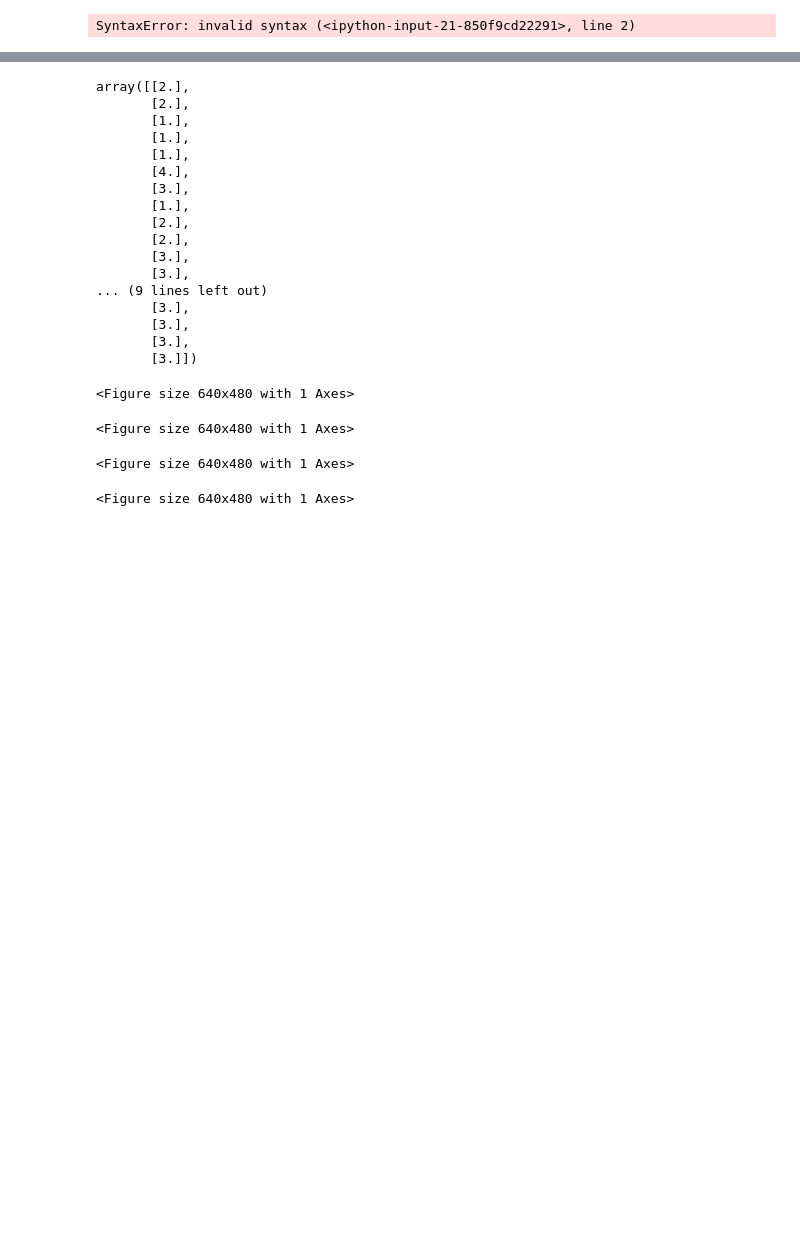
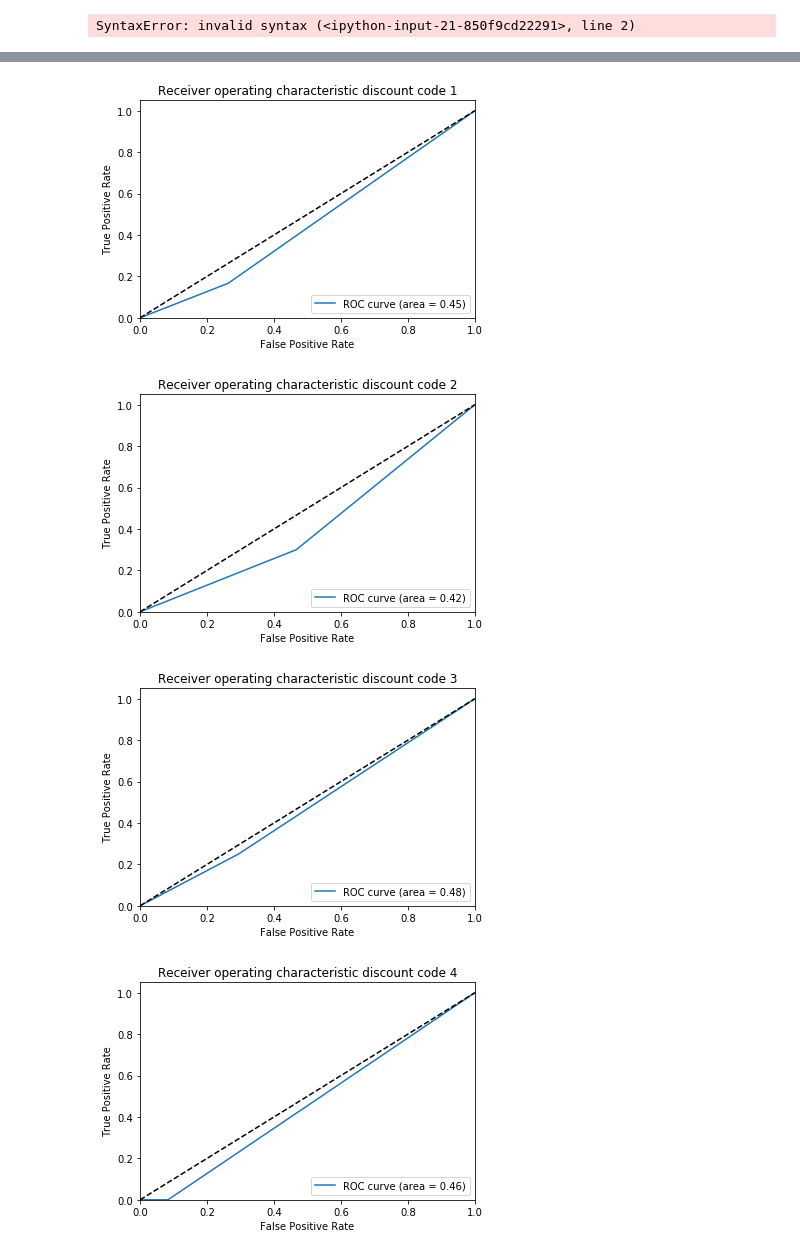
Before and after one commit to yardenGoldy/FinalProjectDataScience, a Jupyter notebook: classificationB.ipynb, the cells around one changed output, grey strips where cells are left out. Cells and saved outputs as stored; diff of their text form; code cells hidden in the pictures; blank space fills up the shorter version.

Commit message:
finish roc graph

```diff
--- a/classificationB.ipynb
+++ b/classificationB.ipynb
@@ -150,53 +124,32 @@ False Poisitive
-# %%
-testTarget.as_matrix()
-# %% [output]
-array([[2.],
-       [2.],
-       [1.],
-       [1.],
-       [1.],
-       [4.],
-       [3.],
-       [1.],
-       [2.],
-       [2.],
-       [3.],
-       [3.],
-... (9 lines left out)
-       [3.],
-       [3.],
-       [3.],
-       [3.]])
 # %%
 # Lets calculate the ROC for each discount code
 from sklearn.metrics import roc_curve, auc
 from sklearn.preprocessing import label_binarize
 import matplotlib.pyplot as plt
+def printRocGraph(expected, predicated) :
+    exp = label_binarize(testTarget.as_matrix(), classes=[1, 2, 3, 4])
+    pred = label_binarize(dtPredicated, classes=[1, 2, 3, 4])
 
-exp = label_binarize(testTarget.as_matrix(), classes=[1, 2, 3, 4])
-pred = label_binarize(dtPredicated, classes=[1, 2, 3, 4])
+    fpr = dict()
+    tpr = dict()
+    roc_auc = dict()
 
-fpr = dict()
-tpr = dict()
-roc_auc = dict()
+    for i in range(numOfClasses):
+        fpr[i], tpr[i], _ = roc_curve(exp[:, i], pred[:, i])
+        roc_auc[i] = auc(fpr[i], tpr[i])
 
-for i in range(numOfClasses):
-    fpr[i], tpr[i], _ = roc_curve(exp[:, i], pred[:, i])
-    roc_auc[i] = auc(fpr[i], tpr[i])
-
-for i in range(numOfClasses):
-    plt.figure()
-    plt.plot(fpr[i], tpr[i], label='ROC curve (area = %0.2f)' % roc_auc[i])
-    plt.plot([0, 1], [0, 1], 'k--')
-    plt.xlim([0.0, 1.0])
-    plt.ylim([0.0, 1.05])
-    plt.xlabel('False Positive Rate')
-    plt.ylabel('True Positive Rate')
-    plt.title('Receiver operating characteristic ' + 'discount code ' + str(i+1))
-    plt.legend(loc="lower right")
-    plt.show()
+    for i in range(numOfClasses):
+        plt.plot(fpr[i], tpr[i], label='ROC curve (area = %0.2f)' % roc_auc[i])
+        plt.plot([0, 1], [0, 1], 'k--')
+        plt.xlim([0.0, 1.0])
+        plt.ylim([0.0, 1.05])
+        plt.xlabel('False Positive Rate')
+        plt.ylabel('True Positive Rate')
+        plt.title('Receiver operating characteristic ' + 'discount code ' + str(i+1))
+        plt.legend(loc="lower right")
+        plt.show()
 # %% [output]
-<Figure size 640x480 with 1 Axes>
-<Figure size 640x480 with 1 Axes>
-<Figure size 640x480 with 1 Axes>
-<Figure size 640x480 with 1 Axes>
+[figure, added]
+[figure, added]
+[figure, added]
+[figure, added]
```
Also changed, not shown: parts of 10 cells of this notebook.
